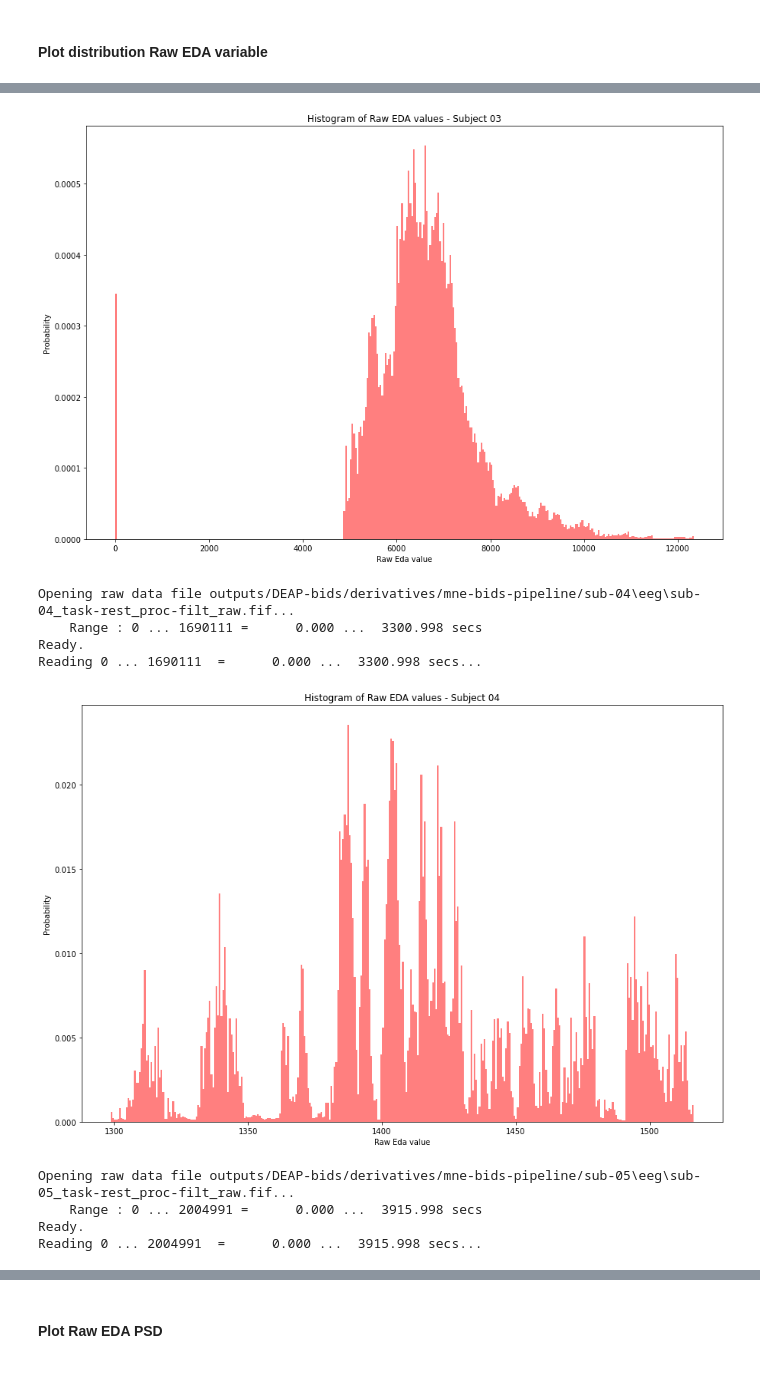
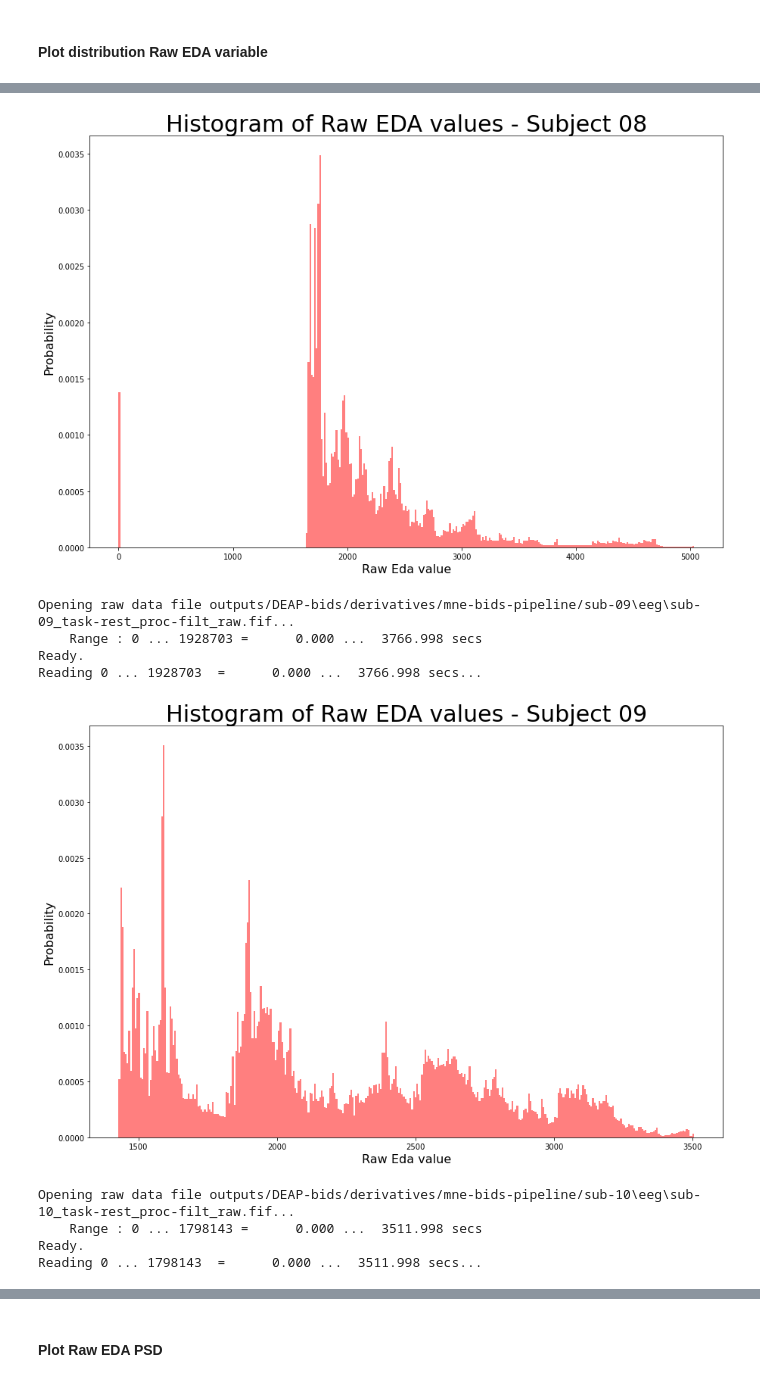
Before and after one commit to tomdamelio/arousal_decoding_extended, a Jupyter notebook: EDA_24_10.ipynb, the cells around one changed output, grey strips where cells are left out. Cells and saved outputs as stored; diff of their text form; code cells hidden in the pictures.

```diff
--- a/EDA_24_10.ipynb
+++ b/EDA_24_10.ipynb
@@ -23,7 +23,7 @@ from aux_functions import cvxEDA_pyEDA
 plt.rcParams['figure.figsize'] = [30, 5]
 
 # Open data subject 3
-number_subject = '26'
+number_subject = '23'
 
 # open .fif filtered raw files
 extension = '.fif'
@@ -65,8 +65,11 @@ import pandas as pd
 
 plt.rcParams['figure.figsize'] = [12, 2]
 
-#subjects = ['23', '24', '25', '26', '27', '28', '29', '30', '31', '32']
-subjects = ['32']
+#subjects = ['23']
+
+subjects = ['01', '02', '03', '04', '05', '06', '07', '08', '09', '10',
+            '11', '12', '13', '14', '15', '16', '17', '18', '19', '20',
+            '21', '22', '23', '24', '25', '26', '27', '28', '29', '30', '31', '32']
 
 for subject in subjects:
     # open .fif filtered raw files
@@ -77,19 +80,18 @@ for subject in subjects:
     raw = mne.io.read_raw_fif(fname_fif, preload=True)
 
     # Extract just EDA data
-    raw_eda = raw.copy().pick_channels(ch_names=['EDA_SMNA']).get_data()
+    raw_eda = raw.copy().pick_channels(ch_names=['EDA']).get_data()
     raw_eda = np.squeeze(raw_eda)
     y = raw_eda
-    y = y[:len(y)-int(len(y)/20)][1400000:1600000]
+    y = y[:len(y)-int(len(y)/20)]
     #y = hampel(pd.Series(y), window_size=5, n=3, imputation=True)
 
     # the histogram of the data
     plt.plot(y, markerfacecolor='r', alpha=0.5)
 
 
-    plt.xlabel('Time (in data points)')
-    plt.ylabel('Raw Eda value (in nS)')
-    plt.ylim(0, 200000)
-    plt.title(f'Raw EDA  Time series - Subject {subject}')
+    plt.xlabel('Time (in data points)', fontsize=12)
+    plt.ylabel('Raw Eda value (in nS)', fontsize=12)
+    plt.title(f'Raw EDA  Time series - Subject {subject}', fontsize=24)
     plt.show()
 # %% [output]
@@ -106,7 +134,15 @@ import matplotlib.pyplot as plt
 
 plt.rcParams['figure.figsize'] = [15, 10]
 
-subjects = ['01', '02', '03', '04', '05']
+#subjects = ['01', '02', '03', '04', '05']
+#subjects = ['06']
+
+subjects = ['06','07', '08', '09', '10', '11', '12',
+           '13', '14', '15', '16', '17', '18', '19',
+           '20', '21', '22', '23', '24', '25', '26',
+           '27', '28', '29', '30', '31', '32']
+
+
 
 for subject in subjects:
     # open .fif filtered raw files
@@ -125,8 +161,8 @@ for subject in subjects:
     plt.hist(raw_eda, 350, density=True, facecolor='r', alpha=0.5)
 
 
-    plt.xlabel('Raw Eda value')
-    plt.ylabel('Probability')
-    plt.title(f'Histogram of Raw EDA values - Subject {subject}')
+    plt.xlabel('Raw Eda value', fontsize=16)
+    plt.ylabel('Probability', fontsize=16)
+    plt.title(f'Histogram of Raw EDA values - Subject {subject}', fontsize=30)
     plt.show()
 # %% [output]
@@ -147,10 +183,10 @@ Reading 0 ... 1989119  =      0.000 ...  3884.998 secs...
-[figure, old version]
+[figure, new version]
-Opening raw data file outputs/DEAP-bids/derivatives/mne-bids-pipeline/sub-04\eeg\sub-04_task-rest_proc-filt_raw.fif...
-    Range : 0 ... 1690111 =      0.000 ...  3300.998 secs
+Opening raw data file outputs/DEAP-bids/derivatives/mne-bids-pipeline/sub-09\eeg\sub-09_task-rest_proc-filt_raw.fif...
+    Range : 0 ... 1928703 =      0.000 ...  3766.998 secs
 Ready.
-Reading 0 ... 1690111  =      0.000 ...  3300.998 secs...
+Reading 0 ... 1928703  =      0.000 ...  3766.998 secs...
-[figure, old version]
+[figure, new version]
-Opening raw data file outputs/DEAP-bids/derivatives/mne-bids-pipeline/sub-05\eeg\sub-05_task-rest_proc-filt_raw.fif...
-    Range : 0 ... 2004991 =      0.000 ...  3915.998 secs
+Opening raw data file outputs/DEAP-bids/derivatives/mne-bids-pipeline/sub-10\eeg\sub-10_task-rest_proc-filt_raw.fif...
+    Range : 0 ... 1798143 =      0.000 ...  3511.998 secs
 Ready.
-Reading 0 ... 2004991  =      0.000 ...  3915.998 secs...
+Reading 0 ... 1798143  =      0.000 ...  3511.998 secs...
```
Also changed, not shown: parts of 8 cells of this notebook, 11 other files.
